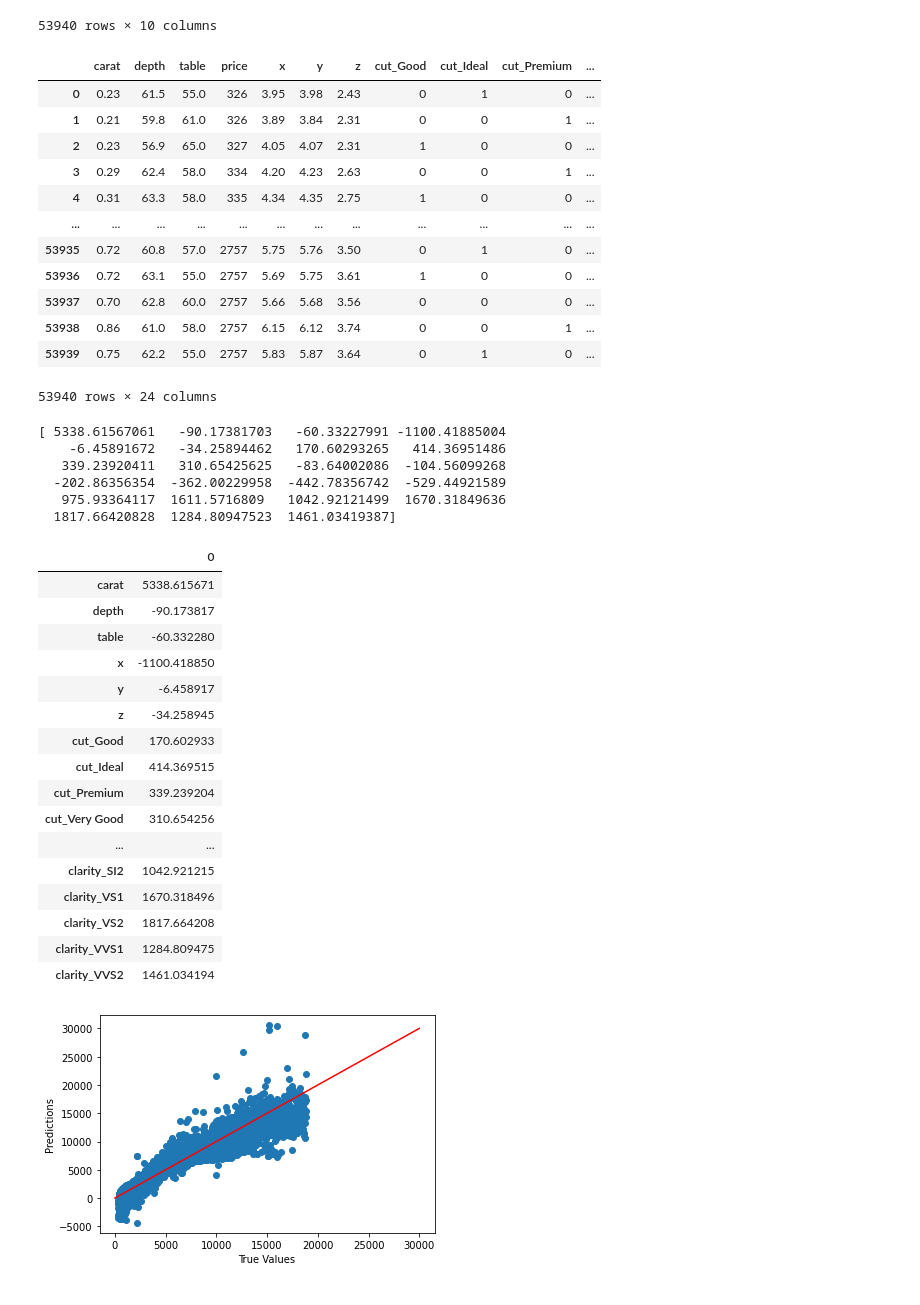
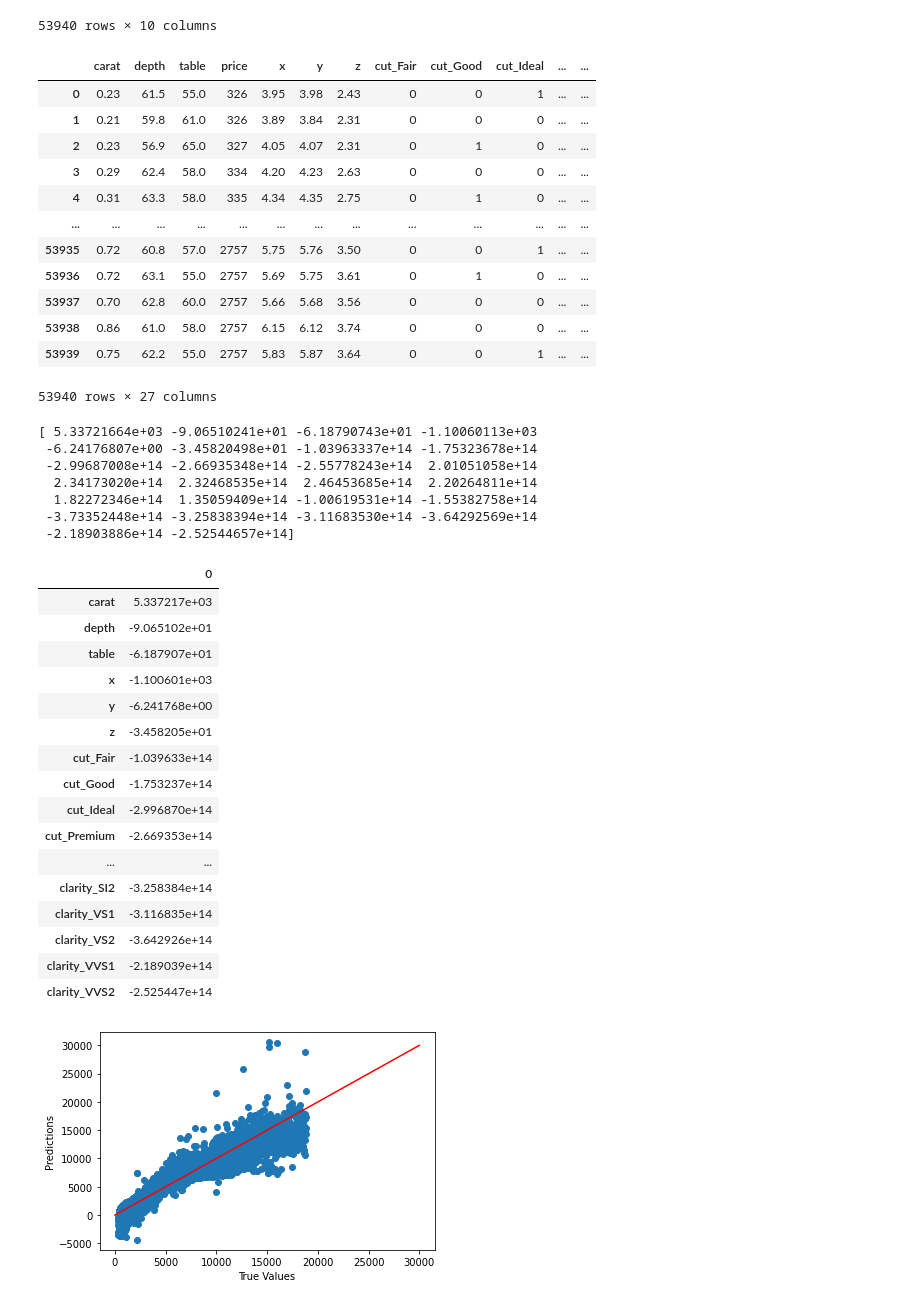
Before and after one commit to whats2000/coding-stuff-I-make-from-learning, a Jupyter notebook: Pythons/others/Team Project/project.ipynb, the cells around one changed output. Drawn from its saved outputs; the diff is of its cells as text; code cells hidden in the pictures.

```diff
--- a/Pythons/others/Team Project/project.ipynb
+++ b/Pythons/others/Team Project/project.ipynb
@@ -21,31 +21,30 @@ df
 53940 rows × 10 columns
 # %%
 # 將cut、color、clarity轉成數值，並新增對應的欄位
-df_encoded = pd.get_dummies(df, columns=['cut', 'color', 'clarity'], drop_first=True)
+df_encoded = pd.get_dummies(df, columns=['cut', 'color', 'clarity'], drop_first=False)
 
-df = df_encoded
-df
+df_encoded
 # %% [output]
-|  | carat | depth | table | price | x | y | z | cut_Good | cut_Ideal | cut_Premium | ... |
-| 0 | 0.23 | 61.5 | 55.0 | 326 | 3.95 | 3.98 | 2.43 | 0 | 1 | 0 | ... |
-| 1 | 0.21 | 59.8 | 61.0 | 326 | 3.89 | 3.84 | 2.31 | 0 | 0 | 1 | ... |
-| 2 | 0.23 | 56.9 | 65.0 | 327 | 4.05 | 4.07 | 2.31 | 1 | 0 | 0 | ... |
-| 3 | 0.29 | 62.4 | 58.0 | 334 | 4.20 | 4.23 | 2.63 | 0 | 0 | 1 | ... |
-| 4 | 0.31 | 63.3 | 58.0 | 335 | 4.34 | 4.35 | 2.75 | 1 | 0 | 0 | ... |
-| ... | ... | ... | ... | ... | ... | ... | ... | ... | ... | ... | ... |
-| 53935 | 0.72 | 60.8 | 57.0 | 2757 | 5.75 | 5.76 | 3.50 | 0 | 1 | 0 | ... |
-| 53936 | 0.72 | 63.1 | 55.0 | 2757 | 5.69 | 5.75 | 3.61 | 1 | 0 | 0 | ... |
-| 53937 | 0.70 | 62.8 | 60.0 | 2757 | 5.66 | 5.68 | 3.56 | 0 | 0 | 0 | ... |
-| 53938 | 0.86 | 61.0 | 58.0 | 2757 | 6.15 | 6.12 | 3.74 | 0 | 0 | 1 | ... |
-| 53939 | 0.75 | 62.2 | 55.0 | 2757 | 5.83 | 5.87 | 3.64 | 0 | 1 | 0 | ... |
+|  | carat | depth | table | price | x | y | z | cut_Fair | cut_Good | cut_Ideal | ... | ... |
+| 0 | 0.23 | 61.5 | 55.0 | 326 | 3.95 | 3.98 | 2.43 | 0 | 0 | 1 | ... | ... |
+| 1 | 0.21 | 59.8 | 61.0 | 326 | 3.89 | 3.84 | 2.31 | 0 | 0 | 0 | ... | ... |
+| 2 | 0.23 | 56.9 | 65.0 | 327 | 4.05 | 4.07 | 2.31 | 0 | 1 | 0 | ... | ... |
+| 3 | 0.29 | 62.4 | 58.0 | 334 | 4.20 | 4.23 | 2.63 | 0 | 0 | 0 | ... | ... |
+| 4 | 0.31 | 63.3 | 58.0 | 335 | 4.34 | 4.35 | 2.75 | 0 | 1 | 0 | ... | ... |
+| ... | ... | ... | ... | ... | ... | ... | ... | ... | ... | ... | ... | ... |
+| 53935 | 0.72 | 60.8 | 57.0 | 2757 | 5.75 | 5.76 | 3.50 | 0 | 0 | 1 | ... | ... |
+| 53936 | 0.72 | 63.1 | 55.0 | 2757 | 5.69 | 5.75 | 3.61 | 0 | 1 | 0 | ... | ... |
+| 53937 | 0.70 | 62.8 | 60.0 | 2757 | 5.66 | 5.68 | 3.56 | 0 | 0 | 0 | ... | ... |
+| 53938 | 0.86 | 61.0 | 58.0 | 2757 | 6.15 | 6.12 | 3.74 | 0 | 0 | 0 | ... | ... |
+| 53939 | 0.75 | 62.2 | 55.0 | 2757 | 5.83 | 5.87 | 3.64 | 0 | 0 | 1 | ... | ... |
-53940 rows × 24 columns
+53940 rows × 27 columns
 # %%
 from sklearn.model_selection import train_test_split
 from sklearn.linear_model import LinearRegression
 from sklearn.preprocessing import StandardScaler
 
 # 將資料分成訓練集和測試集
-X_train, X_test, y_train, y_test = train_test_split(df.drop('price', axis=1), df['price'], test_size=0.3, random_state=42)
+X_train, X_test, y_train, y_test = train_test_split(df_encoded.drop('price', axis=1), df_encoded['price'], test_size=0.3, random_state=42)
 
 # 將資料標準化
 scaler = StandardScaler()
@@ -61,32 +60,33 @@ model.fit(X_train_scaled, y_train)
 # 輸出迴歸係數
 print(model.coef_)
 # %% [output]
-[ 5338.61567061   -90.17381703   -60.33227991 -1100.41885004
-    -6.45891672   -34.25894462   170.60293265   414.36951486
-   339.23920411   310.65425625   -83.64002086  -104.56099268
-  -202.86356354  -362.00229958  -442.78356742  -529.44921589
-   975.93364117  1611.5716809   1042.92121499  1670.31849636
-  1817.66420828  1284.80947523  1461.03419387]
+[ 5.33721664e+03 -9.06510241e+01 -6.18790743e+01 -1.10060113e+03
+ -6.24176807e+00 -3.45820498e+01 -1.03963337e+14 -1.75323678e+14
+ -2.99687008e+14 -2.66935348e+14 -2.55778243e+14  2.01051058e+14
+  2.34173020e+14  2.32468535e+14  2.46453685e+14  2.20264811e+14
+  1.82272346e+14  1.35059409e+14 -1.00619531e+14 -1.55382758e+14
+ -3.73352448e+14 -3.25838394e+14 -3.11683530e+14 -3.64292569e+14
+ -2.18903886e+14 -2.52544657e+14]
 # %%
-pd.DataFrame(model.coef_, index=df.drop('price', axis=1).columns)
+pd.DataFrame(model.coef_, index=df_encoded.drop('price', axis=1).columns)
 # %% [output]
 |  | 0 |
-| carat | 5338.615671 |
-| depth | -90.173817 |
-| table | -60.332280 |
-| x | -1100.418850 |
-| y | -6.458917 |
-| z | -34.258945 |
-| cut_Good | 170.602933 |
-| cut_Ideal | 414.369515 |
-| cut_Premium | 339.239204 |
-| cut_Very Good | 310.654256 |
+| carat | 5.337217e+03 |
+| depth | -9.065102e+01 |
+| table | -6.187907e+01 |
+| x | -1.100601e+03 |
+| y | -6.241768e+00 |
+| z | -3.458205e+01 |
+| cut_Fair | -1.039633e+14 |
+| cut_Good | -1.753237e+14 |
+| cut_Ideal | -2.996870e+14 |
+| cut_Premium | -2.669353e+14 |
 | ... | ... |
-| clarity_SI2 | 1042.921215 |
-| clarity_VS1 | 1670.318496 |
-| clarity_VS2 | 1817.664208 |
-| clarity_VVS1 | 1284.809475 |
-| clarity_VVS2 | 1461.034194 |
+| clarity_SI2 | -3.258384e+14 |
+| clarity_VS1 | -3.116835e+14 |
+| clarity_VS2 | -3.642926e+14 |
+| clarity_VVS1 | -2.189039e+14 |
+| clarity_VVS2 | -2.525447e+14 |
 # %%
 # 用模型進行預測
 y_pred = model.predict(X_test_scaled)
```
Also changed, not shown: parts of 1 cell of this notebook.
